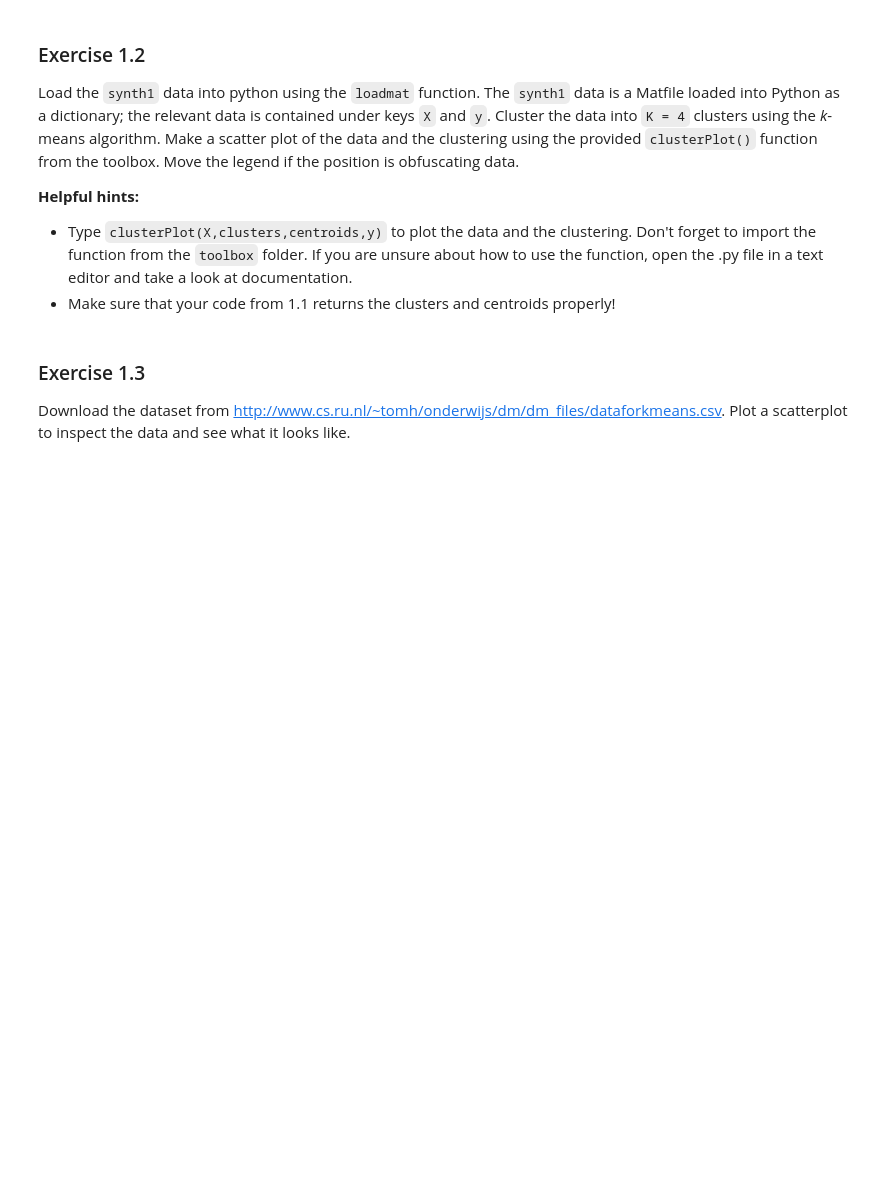
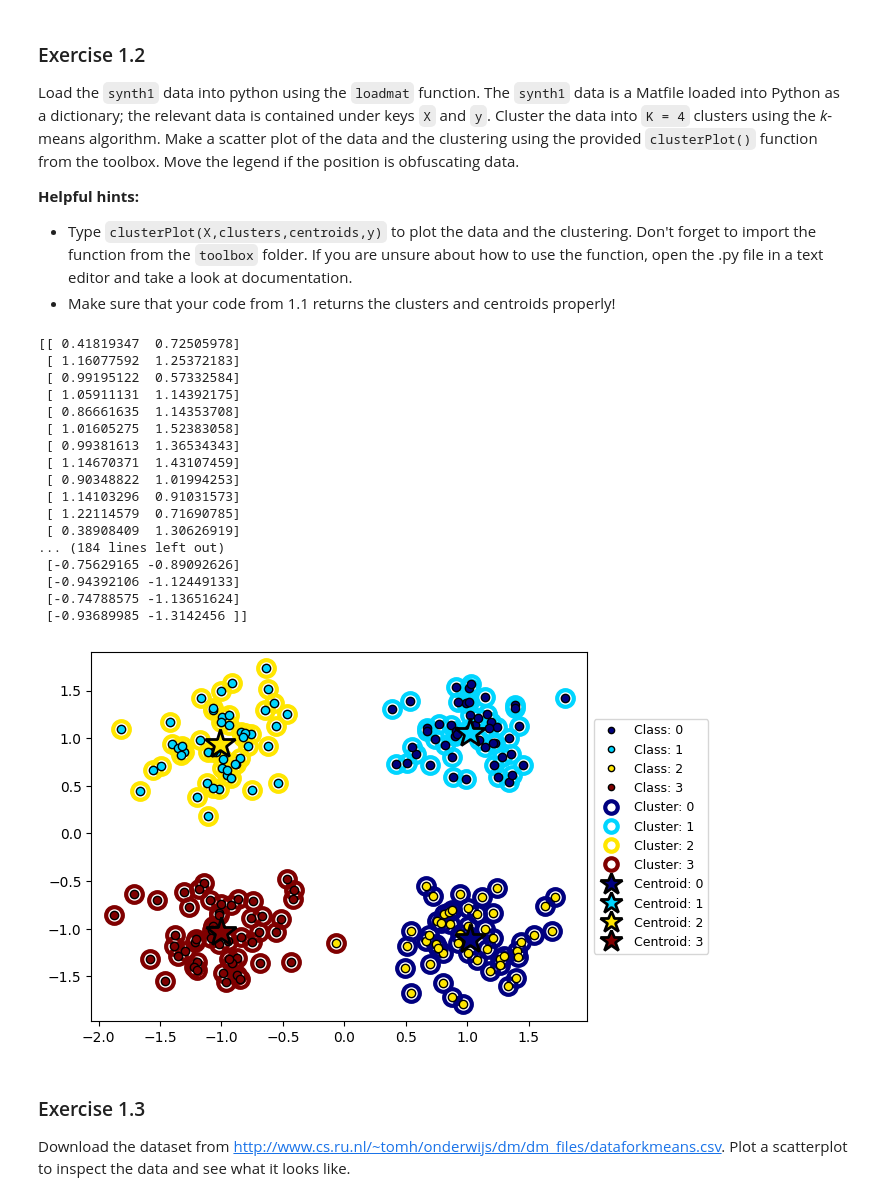
Before and after one commit to lanster42/Erasmus-Notes-25-26, a Jupyter notebook: Data mining and Machine learning/Assignment9/Assignment9_DMML.ipynb, the cells around one changed output. Saved outputs shown, nothing was run; the diff lists cells and outputs as text; code cells hidden in the pictures; blank space fills up the shorter version.

```diff
--- a/Data mining and Machine learning/Assignment9/Assignment9_DMML.ipynb
+++ b/Data mining and Machine learning/Assignment9/Assignment9_DMML.ipynb
@@ -50,11 +67,25 @@ def compute_centroid(data):
 # %%
-import numpy as np
 # Write your code for 1.1 here, ideally use the helper functions
+# return both your final cluster assignments, and the centroids!
 
-def kmeans(data, k, tolerance=1e-4):
-    np.random.seed(42)
-    # return both your final cluster assignments, and the centroids!
-    raise NotImplementedError
+def kmeans(data, k, tolerance=1e-4, max_iter=300):  #I added max_iter for safety although it usually converges quickly :)
+    centroids = initialize_centroids(data, k)
+
+    for _ in range(max_iter):
+        labels = assign_cluster(data, centroids)
+        new_centroids = compute_centroid(data, labels, k)
+
+        movement = np.sum([
+            squared_euclidean(centroids[i], new_centroids[i])
+            for i in range(k)
+        ])
+
+        centroids = new_centroids
+
+        if movement < tolerance:
+            break
+
+    return np.array(labels), centroids
 # %% [markdown]
 ### Exercise 1.2
 Load the `synth1` data into python using the `loadmat` function. The `synth1` data is a Matfile loaded into Python as a dictionary; the relevant data is contained under keys `X` and `y`. Cluster the data into `K = 4` clusters using the *k*-means algorithm. Make a scatter plot of the data and the clustering using the provided `clusterPlot()` function from the toolbox. Move the legend if the position is obfuscating data.
@@ -64,7 +95,37 @@ Load the `synth1` data into python using the `loadmat` function. The `synth1` da
  + Make sure that your code from 1.1 returns the clusters and centroids properly!
 # %%
 ## Answer to exercise 1.2
-raise NotImplementedError()
+
+import scipy.io as si
+from toolbox import clusterPlot as cp
+
+X = si.loadmat('data/synth1.mat')['X']      #n x 2 matrix of points
+y = si.loadmat('data/synth1.mat')['y']      #true class labels
+print(X)
+#print(y)
+
+#plotting the clusterPlot:
+clusters, centroids = kmeans(X, 4)
+cp.clusterPlot(X, clusters, centroids, y)
+# %% [output]
+[[ 0.41819347  0.72505978]
+ [ 1.16077592  1.25372183]
+ [ 0.99195122  0.57332584]
+ [ 1.05911131  1.14392175]
+ [ 0.86661635  1.14353708]
+ [ 1.01605275  1.52383058]
+ [ 0.99381613  1.36534343]
+ [ 1.14670371  1.43107459]
+ [ 0.90348822  1.01994253]
+ [ 1.14103296  0.91031573]
+ [ 1.22114579  0.71690785]
+ [ 0.38908409  1.30626919]
+... (184 lines left out)
+ [-0.75629165 -0.89092626]
+ [-0.94392106 -1.12449133]
+ [-0.74788575 -1.13651624]
+ [-0.93689985 -1.3142456 ]]
+[figure, added]
 # %% [markdown]
 ### Exercise 1.3
 Download the dataset from http://www.cs.ru.nl/~tomh/onderwijs/dm/dm_files/dataforkmeans.csv. Plot a scatterplot to inspect the data and see what it looks like.
```
Also changed, not shown: parts of 8 cells of this notebook, 2 other files.
